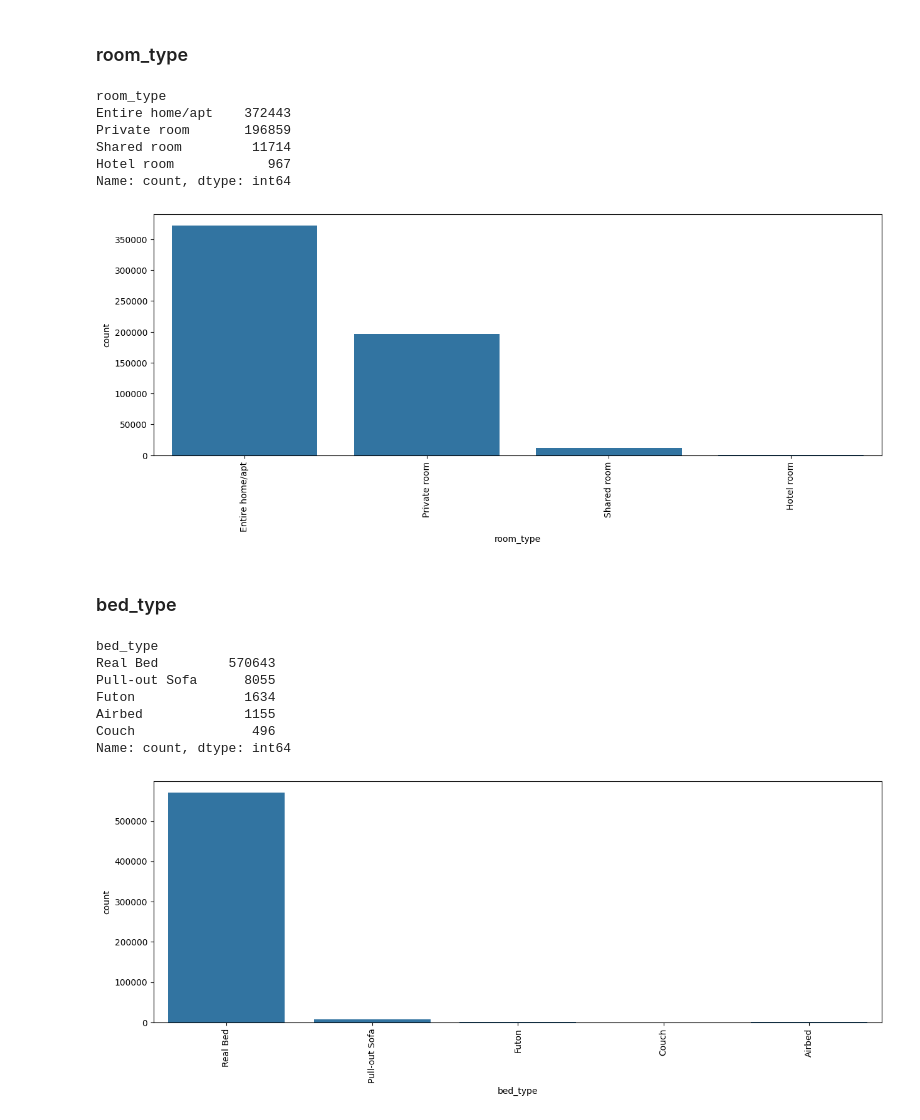
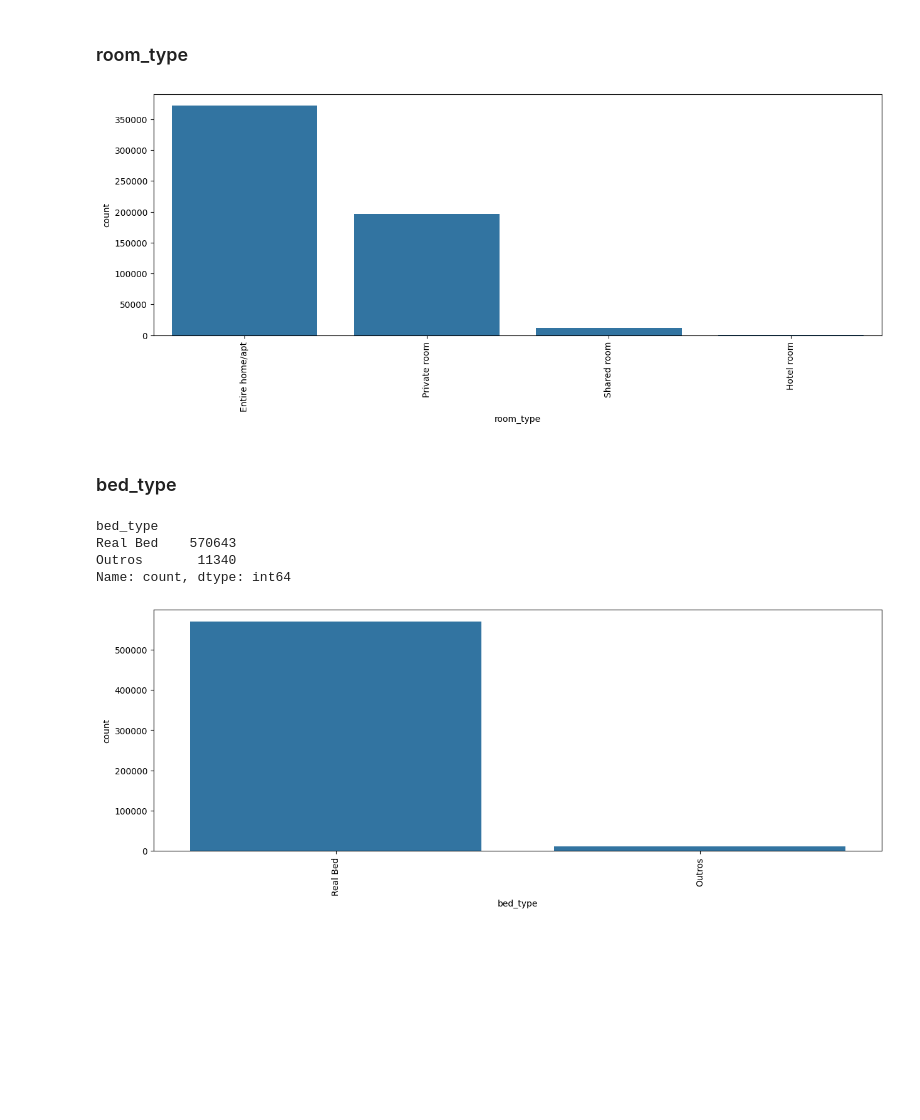
Before and after one commit to raphaelcastelar/projeto-analise-airbnb, a Jupyter notebook: airbnb2.ipynb, the cells around one changed output. Saved outputs shown, nothing was run; the diff lists cells and outputs as text; code cells hidden in the pictures; blank space fills up the shorter version.

```diff
--- a/airbnb2.ipynb
+++ b/airbnb2.ipynb
@@ -310,33 +310,47 @@ grafico.tick_params(axis= 'x', rotation = 90)
 # %% [markdown]
 ### room_type
 # %%
-print(base_airbnb['room_type'].value_counts())
+#print(base_airbnb['room_type'].value_counts())
 
 plt.figure(figsize=(15,5))
 grafico = sns.countplot(x='room_type', data=base_airbnb)
 grafico.tick_params(axis= 'x', rotation = 90)
 # %% [output]
-room_type
-Entire home/apt    372443
-Private room       196859
-Shared room         11714
-Hotel room            967
-Name: count, dtype: int64
 [figure]
 # %% [markdown]
 ### bed_type
-# %%
-print(base_airbnb['bed_type'].value_counts())
-
-plt.figure(figsize=(15,5))
-grafico = sns.countplot(x='bed_type', data=base_airbnb)
-grafico.tick_params(axis= 'x', rotation = 90)
-# %% [output]
-bed_type
-Real Bed         570643
-Pull-out Sofa      8055
-Futon              1634
-Airbed             1155
-Couch               496
-Name: count, dtype: int64
-[figure, removed]
+# %%
+#print(base_airbnb['bed_type'].value_counts())
+
+#plt.figure(figsize=(15,5))
+#grafico = sns.countplot(x='bed_type', data=base_airbnb)
+#grafico.tick_params(axis= 'x', rotation = 90)
+
+# Agrupando categorias de bed_type
+
+tabela_bed_type = base_airbnb['bed_type'].value_counts()
+colunas_agrupar = []
+
+for tipo in tabela_bed_type.index:
+    if tabela_bed_type[tipo] < 10000:
+        colunas_agrupar.append(tipo)
+
+#print(colunas_agrupar)
+
+for tipo in colunas_agrupar:
+    base_airbnb.loc[base_airbnb['bed_type']== tipo, 'bed_type'] = 'Outros'
+
+#print(base_airbnb['property_type'].value_counts())
+
+
+plt.figure(figsize=(15,5))
+grafico = sns.countplot(x='bed_type', data=base_airbnb)
+grafico.tick_params(axis= 'x', rotation = 90)
+
+#print(base_airbnb['bed_type'].value_counts())
+# %% [output]
+bed_type
+Real Bed    570643
+Outros       11340
+Name: count, dtype: int64
+[figure, added]
```
Also changed, not shown: parts of 6 cells of this notebook.
